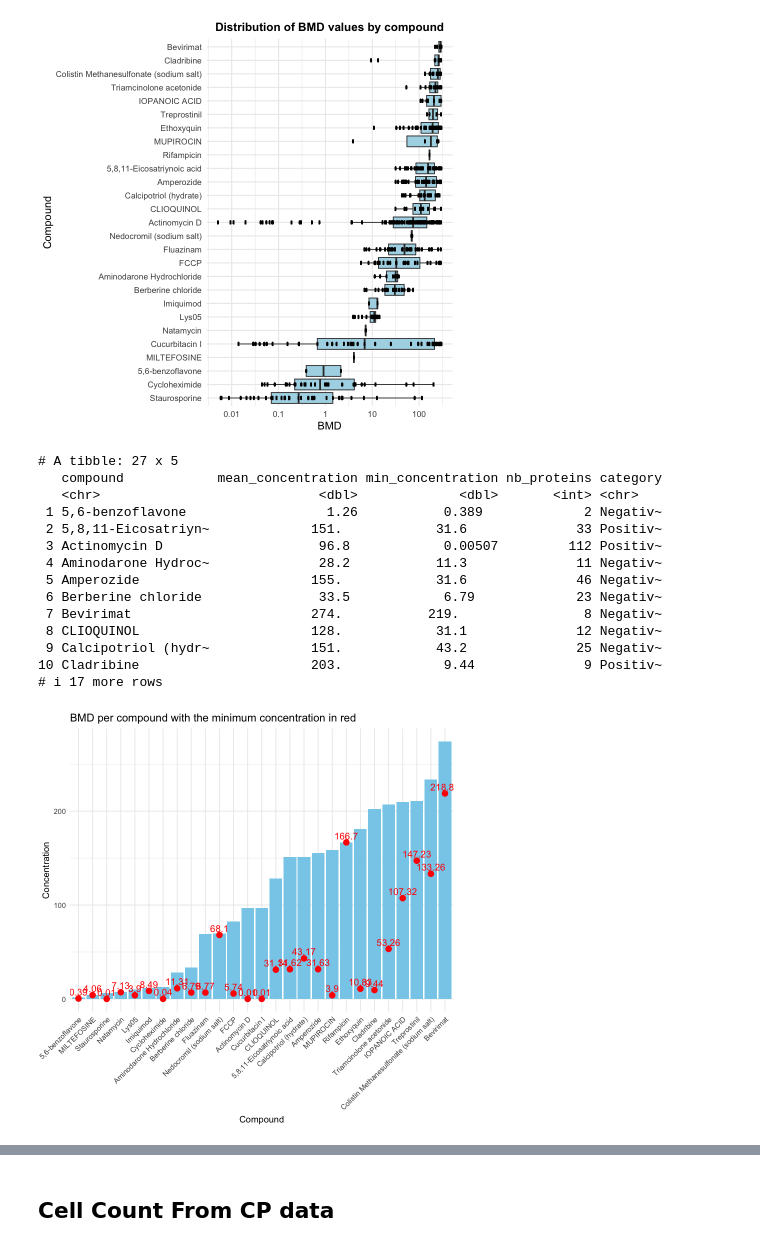
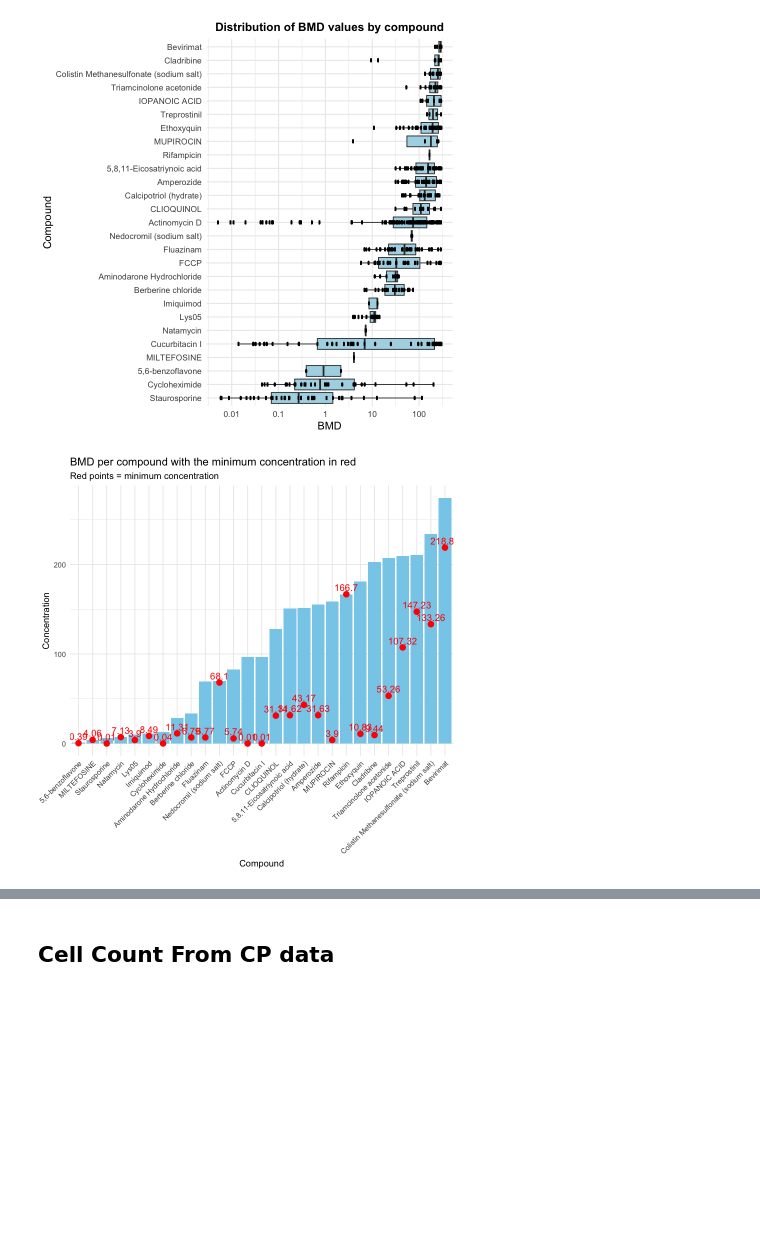
Before and after one commit to broadinstitute/2025_Grigoryan_Proteomics, a Jupyter notebook: 01.dose_response/02_curve_fit.ipynb, the cells around one changed output, grey strips where cells are left out. Saved outputs shown, nothing was run; the diff lists cells and outputs as text; code cells hidden in the pictures; blank space fills up the shorter version.

```diff
--- a/01.dose_response/02_curve_fit.ipynb
+++ b/01.dose_response/02_curve_fit.ipynb
@@ -251,27 +216,0 @@ Q14393 P09341 Q9H2A7 P0DJI8 Q12805 Q15113 Q16610 Q9BY76 P09237 P13500
-# %%
-list_plot <- list()
-
-for (i in 1:nrow(gene_df)) {
-  tryCatch({
-    gene_id <- gene_df$gene_id[i]
-    compound <- gene_df$compound_name[i]
-
-    temp <- plot_bmd_curve(gene_id, res[[compound]], return_type = "plot.data")
-
-    temp$protein <- gene_id
-    temp$compound <- compound
-    temp$category <- df$Metadata_Categories[i]
-    temp$bmd <- gene_df$bmd[i]
-    temp$bmd_l <- gene_df$bmd_l[i]
-    temp$bmd_u <- gene_df$bmd_u[i]
-    temp$Concentration <- gene_df$Concentration[i]
-
-    list_plot[[i]] <- temp
-  }, error = function(e) {
-    message(sprintf("Error for gene_id %s and compound %s : %s", gene_id, compound, e$message))
-  })
-}
-
-final_df <- do.call(rbind, list_plot)
-
-kable(head(final_df))
@@ -368,46 +298,34 @@ ggplot(df_bmd, aes(x = log10(Concentration), y = compound)) +
 # %%
 ## Calculate the mean concentration for each compound
 
+compound_categories <- df %>%
+  select(Metadata_Compound, Metadata_Categories) %>%
+  distinct() %>%
+  rename(compound = Metadata_Compound, category_df = Metadata_Categories)
 
 compound_summary <- final_df %>%
   group_by(compound) %>%
   summarise(
     mean_concentration = mean(Concentration, na.rm = TRUE),
     min_concentration = min(Concentration, na.rm = TRUE),
-    nb_proteins = n_distinct(protein ),
-    category = first(category)
-  )
-
-
-print(compound_summary)
+    nb_proteins = n_distinct(protein)
+  ) %>%
+  left_join(compound_categories, by = "compound")
 
 
 p <- ggplot(compound_summary, aes(x = reorder(compound, mean_concentration), y = mean_concentration)) +
   geom_col(fill = "skyblue") +
   geom_point(aes(y = min_concentration), color = "red", size = 3) +
   geom_text(aes(y = min_concentration, label = round(min_concentration, 2)),
             color = "red", vjust = -0.5, size = 4) +
   #geom_text(aes(label = nb_proteins, y = mean_concentration + 5), size = 5, vjust = 0) +
   labs(title = "BMD per compound with the minimum concentration in red",
        x = "Compound",
-       y = "Concentration") +
+       y = "Concentration",
+       subtitle = "Red points = minimum concentration") +
   theme_minimal() +
   theme(axis.text.x = element_text(angle = 45, hjust = 1))
 
 print(p)
 # %% [output]
-# A tibble: 27 x 5
-   compound            mean_concentration min_concentration nb_proteins category
-   <chr>                            <dbl>             <dbl>       <int> <chr>
- 1 5,6-benzoflavone                  1.26           0.389             2 Negativ~
- 2 5,8,11-Eicosatriyn~             151.            31.6              33 Positiv~
- 3 Actinomycin D                    96.8            0.00507         112 Positiv~
- 4 Aminodarone Hydroc~              28.2           11.3              11 Negativ~
- 5 Amperozide                      155.            31.6              46 Negativ~
- 6 Berberine chloride               33.5            6.79             23 Negativ~
- 7 Bevirimat                       274.           219.                8 Negativ~
- 8 CLIOQUINOL                      128.            31.1              12 Negativ~
- 9 Calcipotriol (hydr~             151.            43.2              25 Negativ~
-10 Cladribine                      203.             9.44              9 Positiv~
-# i 17 more rows
-[figure, old version]
+[figure, new version]
```
Also changed, not shown: parts of 27 cells of this notebook, 6 other files.
